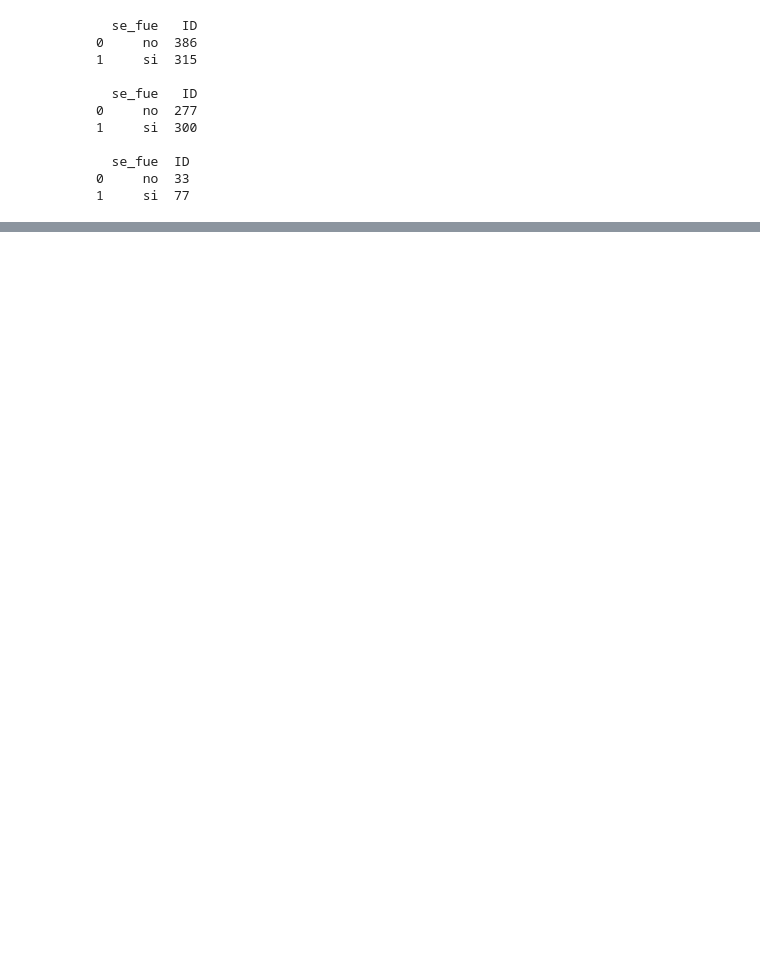
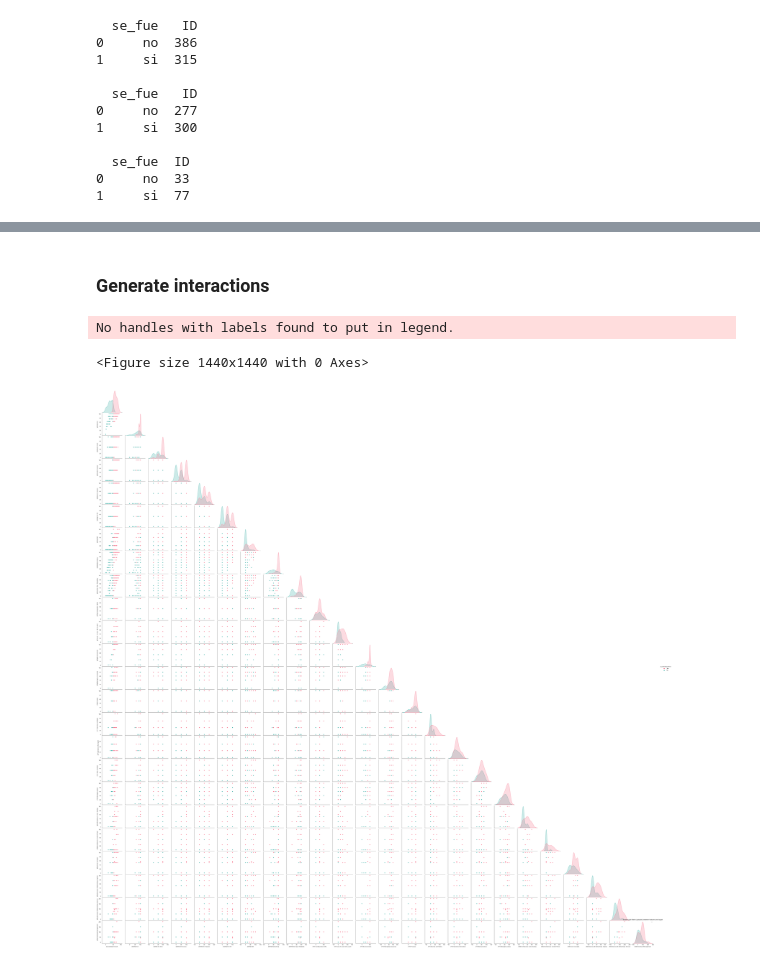
Before and after one commit to anasillo/caylent-hiring, a Jupyter notebook: code/1 - EDA/main.ipynb, the cells around one changed output, grey strips where cells are left out. Cells and saved outputs as stored; diff of their text form; code cells hidden in the pictures; blank space fills up the shorter version.

```diff
--- a/code/1 - EDA/main.ipynb
+++ b/code/1 - EDA/main.ipynb
@@ -220,3 +172,15 @@ generate_correlation_analysis (df)
+# %%
+# Filtering desired columns
+def generate_interactions (df, feature):
+
+    columns = list(df.select_dtypes(include="number").columns) + [feature]
+
+    # Generating pairplot for numerical features
+    plt.figure(figsize=(20, 20))
+    sns.pairplot(df[columns], hue=feature, palette="husl", corner=True)
+    plt.title("Scatter-plot Matrix (pairplot) between features and target")
+    plt.legend()
+    plt.show()
 # %% [markdown]
 ## Analyzing information
 # %% [markdown]
@@ -371,0 +369,8 @@ print(df_h3, "\n")
+# %% [markdown]
+### Generate interactions
+# %%
+generate_interactions (df, df.columns[1])
+# %% [output]
+No handles with labels found to put in legend.
+<Figure size 1440x1440 with 0 Axes>
+[figure, added]
```
Also changed, not shown: parts of 26 cells of this notebook.
